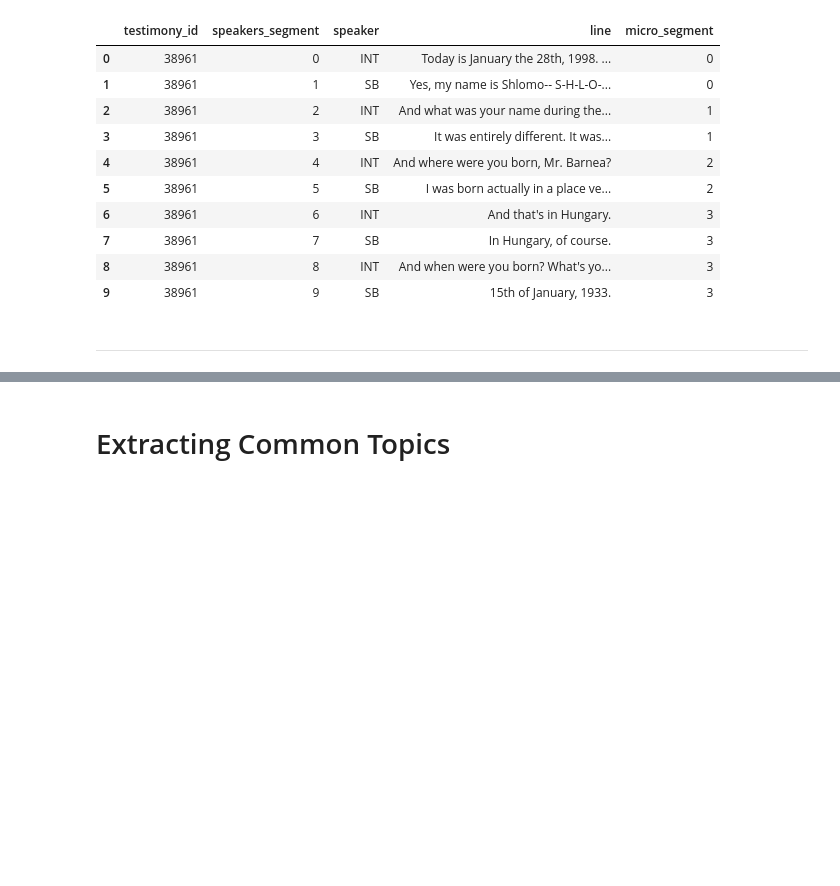
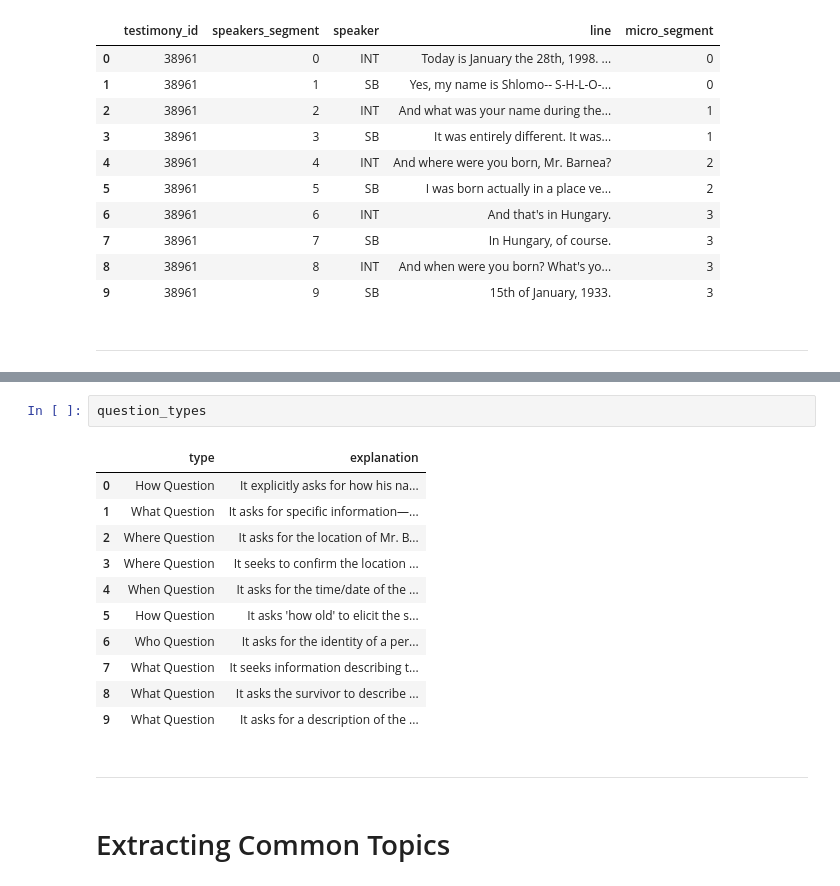
Before and after one commit to itamartrainin/ehri_workshop, a Jupyter notebook: Using LLMs for Distant Reading of Holocaust Testimonies.ipynb, the cells around one changed output, grey strips where cells are left out. Drawn from its saved outputs; the diff is of its cells as text; blank space fills up the shorter version.

```diff
--- a/Using LLMs for Distant Reading of Holocaust Testimonies.ipynb
+++ b/Using LLMs for Distant Reading of Holocaust Testimonies.ipynb
@@ -197,3 +296,19 @@ testimonies.head(10)
+# %%
+question_types
+# %% [output]
+|  | type | explanation |
+| 0 | How Question | It explicitly asks for how his na... |
+| 1 | What Question | It asks for specific information—... |
+| 2 | Where Question | It asks for the location of Mr. B... |
+| 3 | Where Question | It seeks to confirm the location ... |
+| 4 | When Question | It asks for the time/date of the ... |
+| 5 | How Question | It asks 'how old' to elicit the s... |
+| 6 | Who Question | It asks for the identity of a per... |
+| 7 | What Question | It seeks information describing t... |
+| 8 | What Question | It asks the survivor to describe ... |
+| 9 | What Question | It asks for a description of the ... |
+# %% [markdown]
+***
 # %% [markdown]
  # Extracting Common Topics
 # %% [markdown]
```
Also changed, not shown: parts of 16 cells of this notebook, 2 other files.
